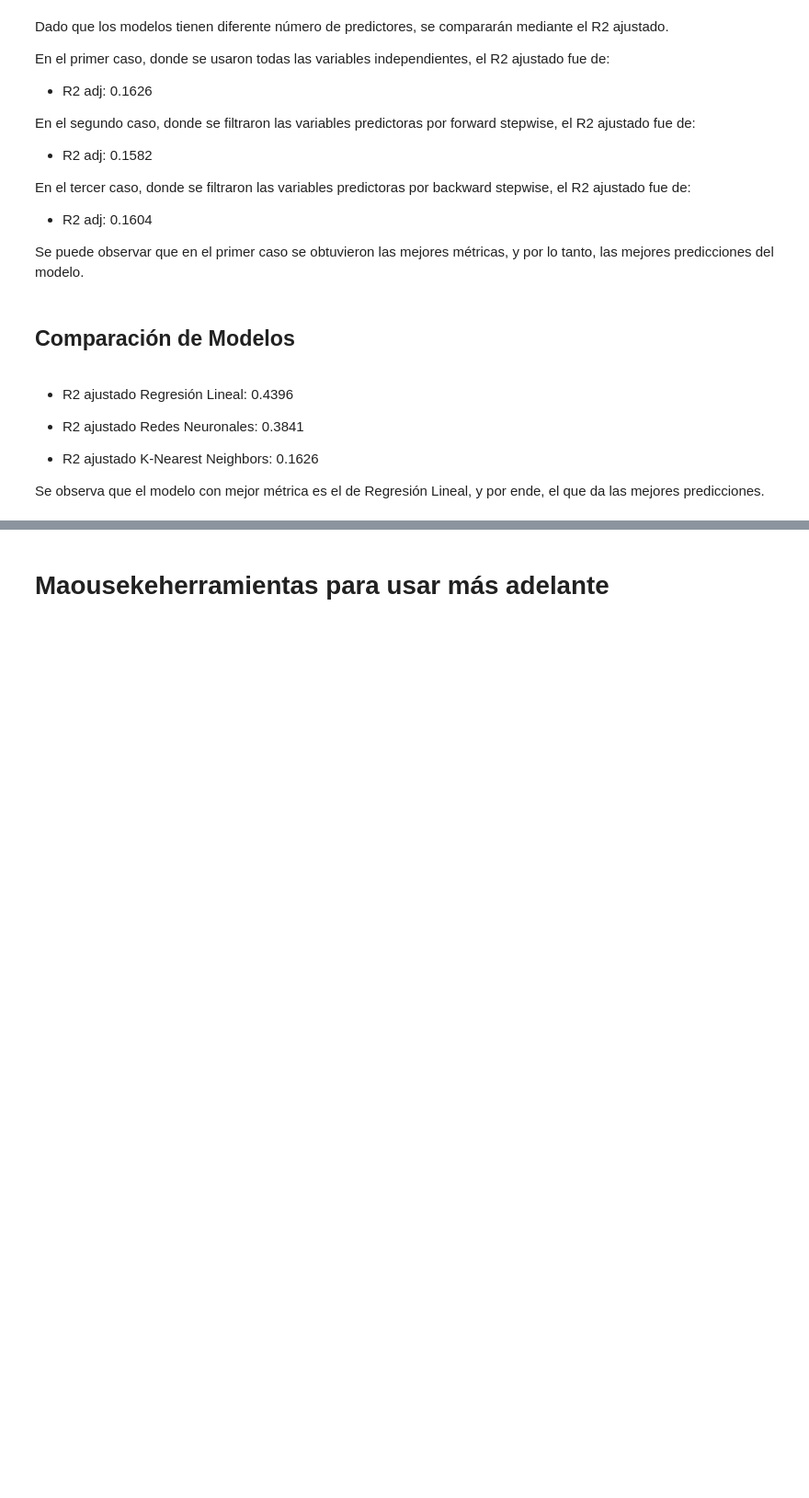
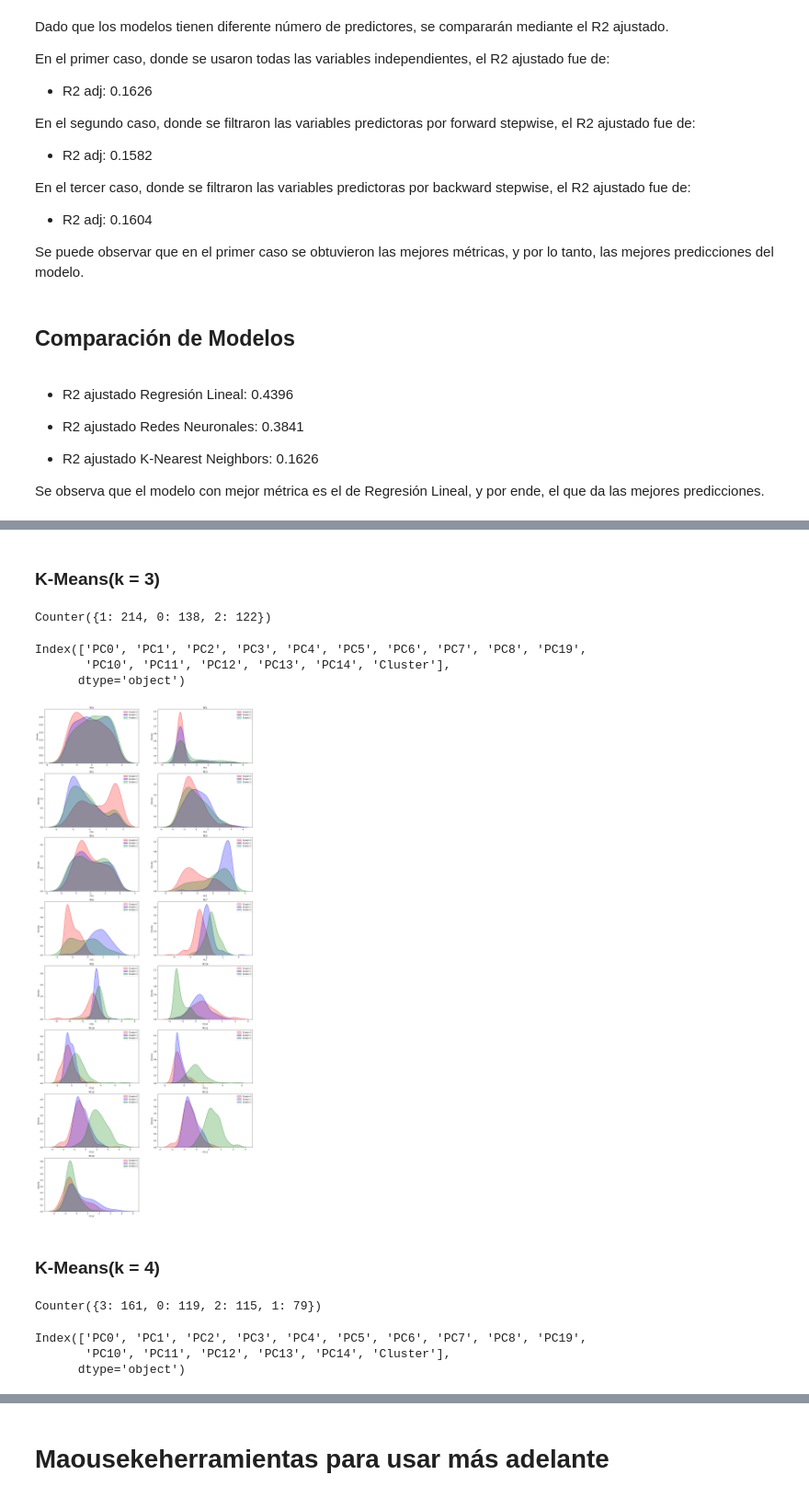
Before and after one commit to JuanImbachi/DataAnalytics_FinalProject, a Jupyter notebook: Carvajal_Imbachí_ProyectoFinal_AnalíticaDeDatos.ipynb, the cells around one changed output, grey strips where cells are left out. Shown at 92% size. Drawn from its saved outputs; the diff is of its cells as text; code cells hidden in the pictures; blank space fills up the shorter version.

```diff
--- a/Carvajal_Imbachí_ProyectoFinal_AnalíticaDeDatos.ipynb
+++ b/Carvajal_Imbachí_ProyectoFinal_AnalíticaDeDatos.ipynb
@@ -1630,0 +1785,6 @@ Se observa que el modelo con mejor métrica es el de Regresión Lineal, y por en
+# %%
+data_pca_std = data_pca_std[:,:15]
+
+data_pca_std = pd.DataFrame(data_pca_std)
+data_pca_std.columns=['PC0', 'PC1','PC2', 'PC3', 'PC4', 'PC5', 'PC6', 'PC7', 'PC8', 'PC9', 'PC10',
+                      'PC11', 'PC12', 'PC13', 'PC14']
@@ -1630,0 +1808,36 @@ Se observa que el modelo con mejor métrica es el de Regresión Lineal, y por en
+# %% [markdown]
+### K-Means(k = 3)
+# %%
+kmeans = KMeans(n_clusters=3, random_state=0, n_init=10)
+kmeans.fit(data_pca_std)
+clusters = kmeans.labels_
+CH = calinski_harabasz_score(data_pca_std, kmeans.labels_)
+CHs.append(CH)
+# %%
+data_pca_std_k3 = data_pca_std.copy()
+data_pca_std_k3['Cluster']= clusters
+counter = Counter(clusters)
+print(counter)
+# %% [output]
+Counter({1: 214, 0: 138, 2: 122})
+# %%
+data_pca_std_k3.columns
+# %% [output]
+Index(['PC0', 'PC1', 'PC2', 'PC3', 'PC4', 'PC5', 'PC6', 'PC7', 'PC8', 'PC19',
+       'PC10', 'PC11', 'PC12', 'PC13', 'PC14', 'Cluster'],
+      dtype='object')
+# %%
+fig = plt.figure(figsize=(20,100))
+i=1
+for var in data_pca_std_k3.columns[:-1]:
+    ax = fig.add_subplot(16, 2, i)
+    sns.kdeplot(data_pca_std_k3.loc[data_pca_std_k3.Cluster==0][var], shade=True, color='r', ax=ax);
+    sns.kdeplot(data_pca_std_k3.loc[data_pca_std_k3.Cluster==1][var], shade=True, color='b', ax=ax);
+    sns.kdeplot(data_pca_std_k3.loc[data_pca_std_k3.Cluster==2][var], shade=True, color='g', ax=ax);
+    plt.title(var)
+    plt.legend(['Cluster 0', 'Cluster 1', 'Cluster 2'])
+    i+=1
+# %% [output]
+[figure, added]
+# %% [markdown]
+### K-Means(k = 4)
@@ -1630,0 +1850,13 @@ Se observa que el modelo con mejor métrica es el de Regresión Lineal, y por en
+# %%
+data_pca_std_k4 = data_pca_std.copy()
+data_pca_std_k4['Cluster']= clusters
+counter = Counter(clusters)
+print(counter)
+# %% [output]
+Counter({3: 161, 0: 119, 2: 115, 1: 79})
+# %%
+data_pca_std_k4.columns
+# %% [output]
+Index(['PC0', 'PC1', 'PC2', 'PC3', 'PC4', 'PC5', 'PC6', 'PC7', 'PC8', 'PC19',
+       'PC10', 'PC11', 'PC12', 'PC13', 'PC14', 'Cluster'],
+      dtype='object')
```
Also changed, not shown: parts of 52 cells of this notebook.
